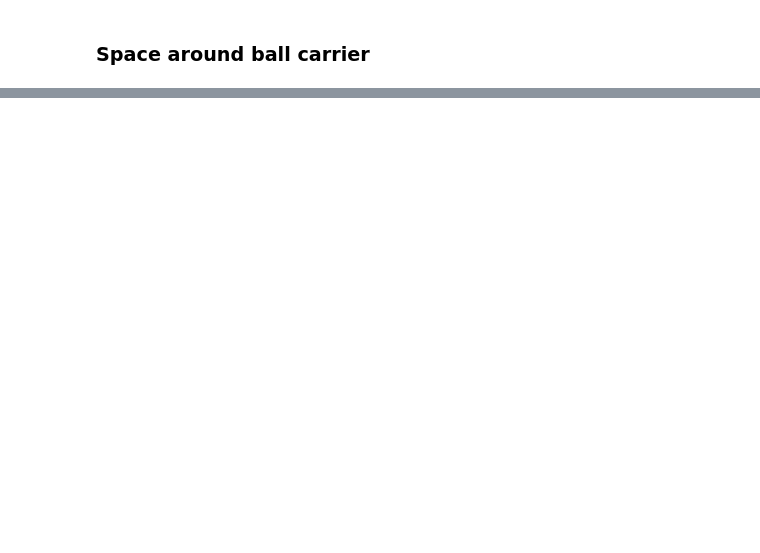
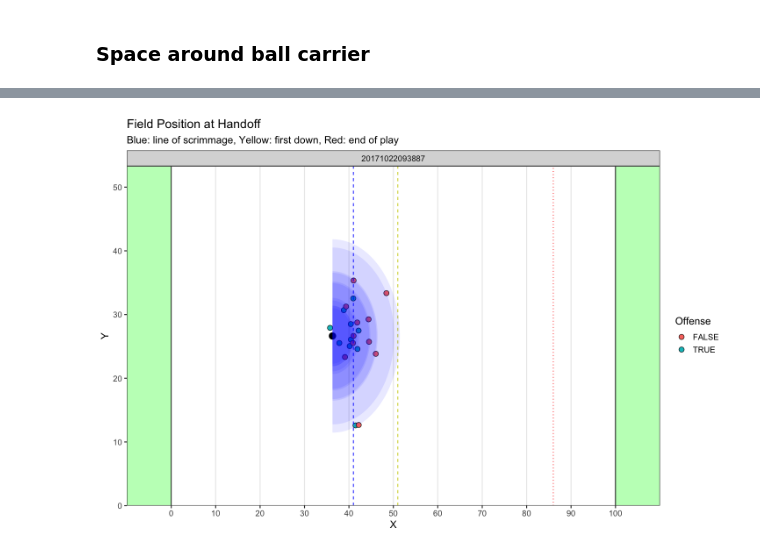
Before and after one commit to SamEdwardes/nfl-big-data-bowl, a Jupyter notebook: doc/feature-ideas.ipynb, the cells around one changed output, grey strips where cells are left out. Cells and saved outputs as stored; diff of their text form; code cells hidden in the pictures; blank space fills up the shorter version.

```diff
--- a/doc/feature-ideas.ipynb
+++ b/doc/feature-ideas.ipynb
@@ -211,0 +105,5 @@ replace the existing scale.
+# %%
+field_1 <- plot_field_circles(sample_1)
+field_1
+# %% [output]
+[figure, added]
```
Also changed, not shown: parts of 21 cells of this notebook, 2 other files.
